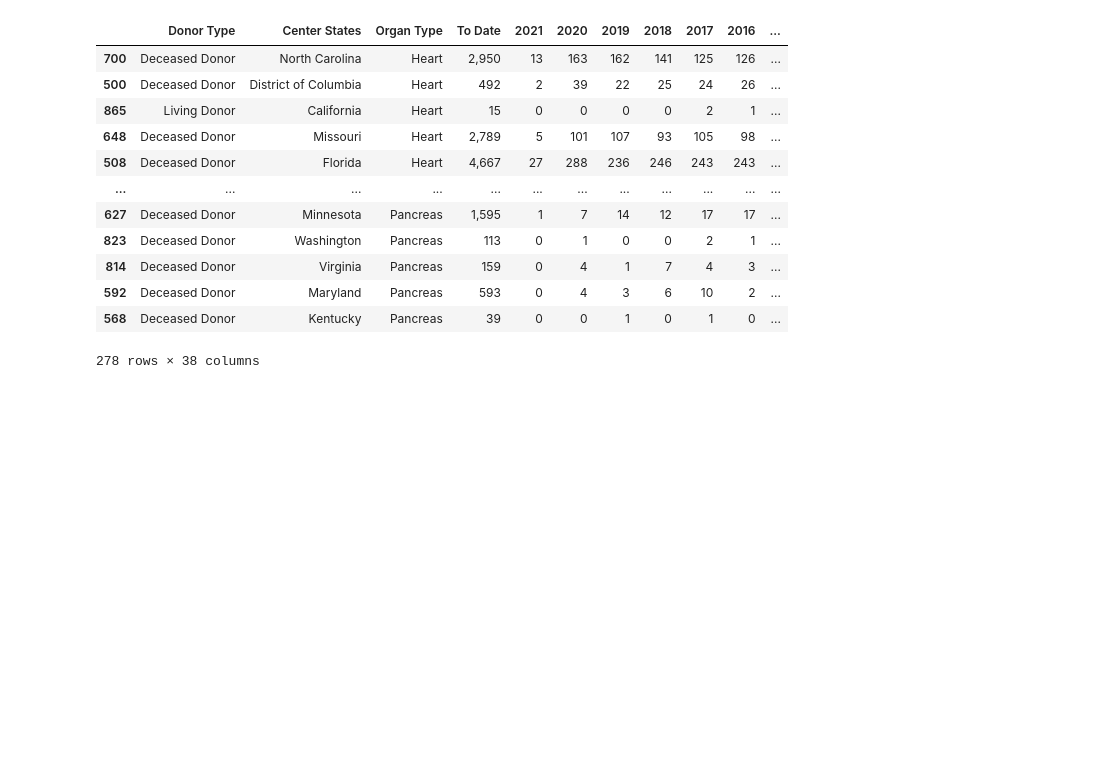
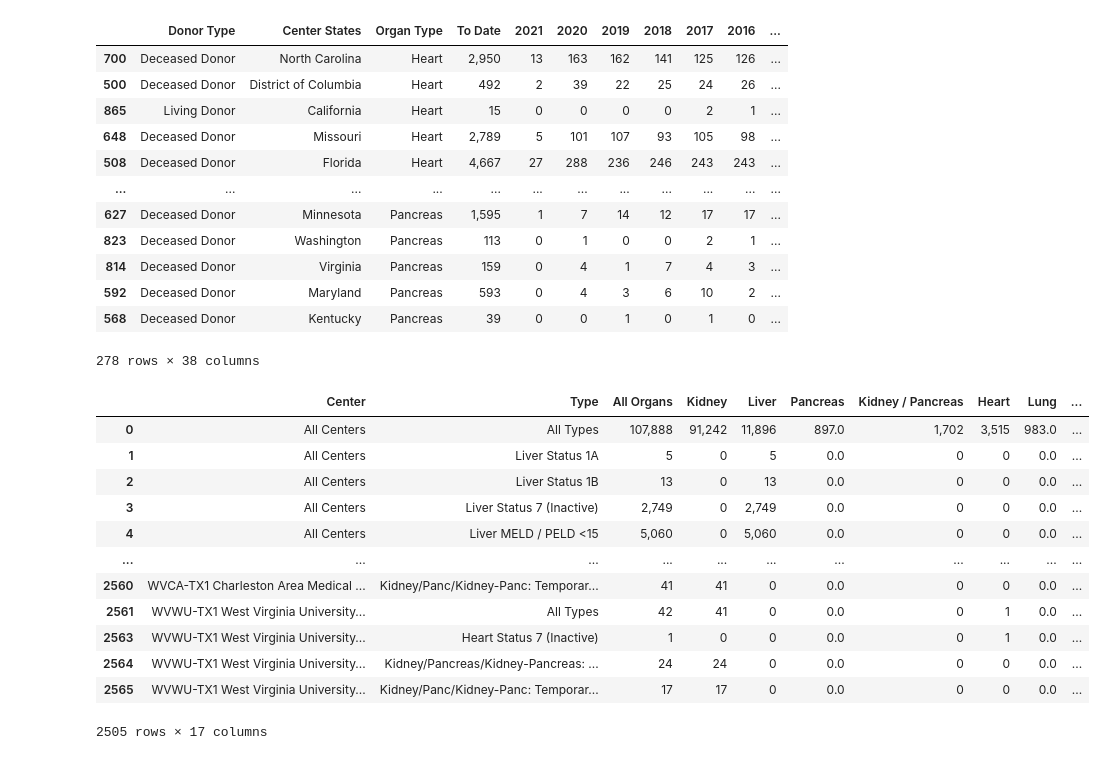
Before and after one commit to benwbarr/Transplant_Project, a Jupyter notebook: Resources/Wait_List_Notebook.ipynb, the cells around one changed output. Saved outputs shown, nothing was run; the diff lists cells and outputs as text; code cells hidden in the pictures; blank space fills up the shorter version.

```diff
--- a/Resources/Wait_List_Notebook.ipynb
+++ b/Resources/Wait_List_Notebook.ipynb
@@ -550,3 +550,35 @@ dtm_state.sort_values('Organ Type')
 dtm_df.to_csv('clean_data/donor_type_payment.csv')
 # %%
 dtm_state.to_csv('clean_data/donor_type_by_state.csv')
+# %%
+wait_center = pd.read_csv('Wait_List_By_Center.csv')
+
+wait_time = pd.read_csv('Wait_Times_By_Centers.csv')
+
+donor_state = pd.read_csv('Transplants_by_Donor_Type state.csv')
+
+cpra_score = pd.read_csv('CPRA.csv')
+# %%
+wait_center = wait_center.drop(columns={'Unnamed: 2'})
+
+wait_center = wait_center.rename(columns={'Unnamed: 0':'Center', 'Unnamed: 1':'Type'})
+
+wait_center['Center'] = wait_center['Center'].fillna(method='ffill')
+
+wait_center = wait_center.dropna(subset=['Type'])
+
+wait_center
+# %% [output]
+|  | Center | Type | All Organs | Kidney | Liver | Pancreas | Kidney / Pancreas | Heart | Lung | ... |
+| 0 | All Centers | All Types | 107,888 | 91,242 | 11,896 | 897.0 | 1,702 | 3,515 | 983.0 | ... |
+| 1 | All Centers | Liver Status 1A | 5 | 0 | 5 | 0.0 | 0 | 0 | 0.0 | ... |
+| 2 | All Centers | Liver Status 1B | 13 | 0 | 13 | 0.0 | 0 | 0 | 0.0 | ... |
+| 3 | All Centers | Liver Status 7 (Inactive) | 2,749 | 0 | 2,749 | 0.0 | 0 | 0 | 0.0 | ... |
+| 4 | All Centers | Liver MELD / PELD <15 | 5,060 | 0 | 5,060 | 0.0 | 0 | 0 | 0.0 | ... |
+| ... | ... | ... | ... | ... | ... | ... | ... | ... | ... | ... |
+| 2560 | WVCA-TX1 Charleston Area Medical ... | Kidney/Panc/Kidney-Panc: Temporar... | 41 | 41 | 0 | 0.0 | 0 | 0 | 0.0 | ... |
+| 2561 | WVWU-TX1 West Virginia University... | All Types | 42 | 41 | 0 | 0.0 | 0 | 1 | 0.0 | ... |
+| 2563 | WVWU-TX1 West Virginia University... | Heart Status 7 (Inactive) | 1 | 0 | 0 | 0.0 | 0 | 1 | 0.0 | ... |
+| 2564 | WVWU-TX1 West Virginia University... | Kidney/Pancreas/Kidney-Pancreas: ... | 24 | 24 | 0 | 0.0 | 0 | 0 | 0.0 | ... |
+| 2565 | WVWU-TX1 West Virginia University... | Kidney/Panc/Kidney-Panc: Temporar... | 17 | 17 | 0 | 0.0 | 0 | 0 | 0.0 | ... |
+2505 rows × 17 columns
```
Also changed, not shown: parts of 8 cells of this notebook, 3 other files.
